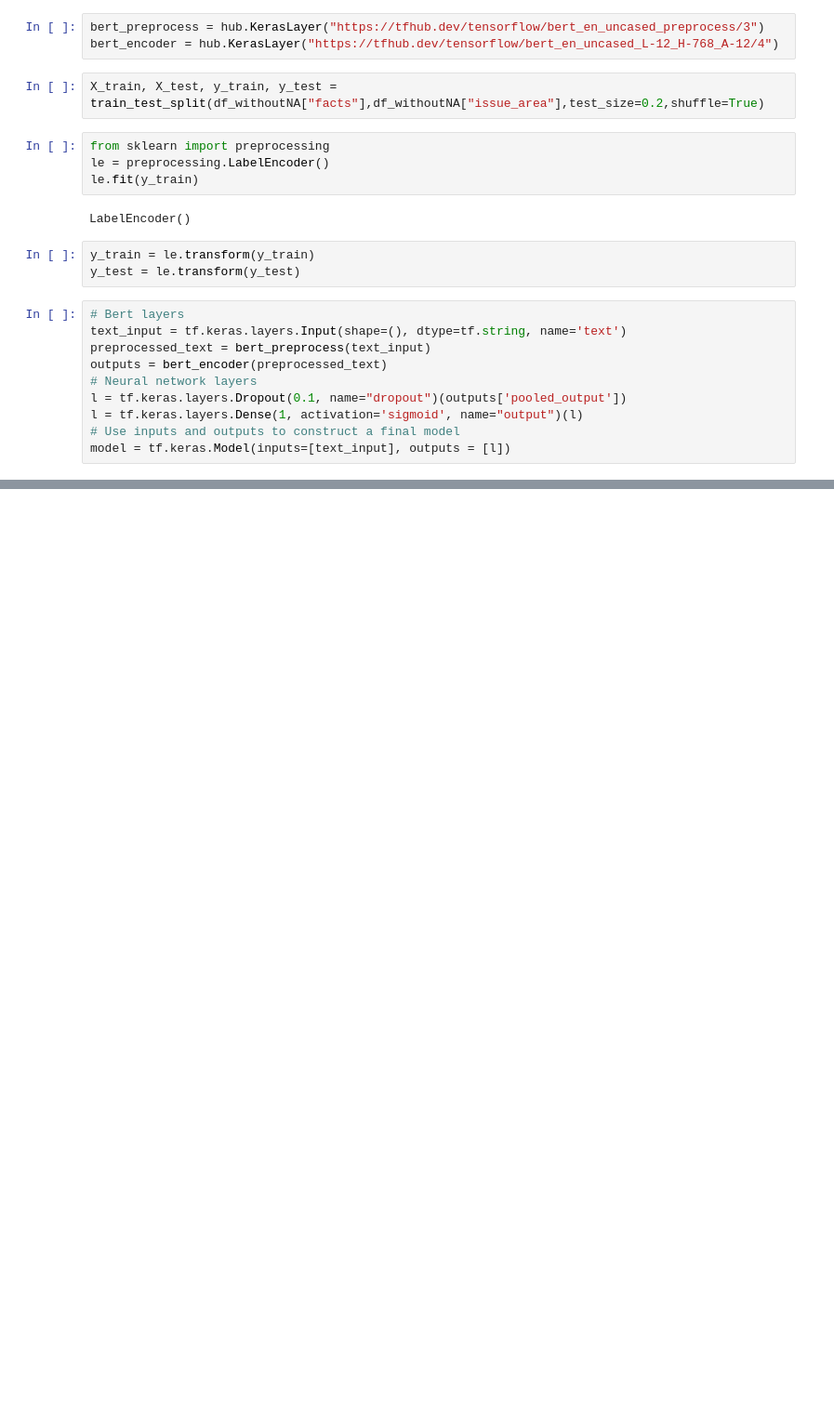
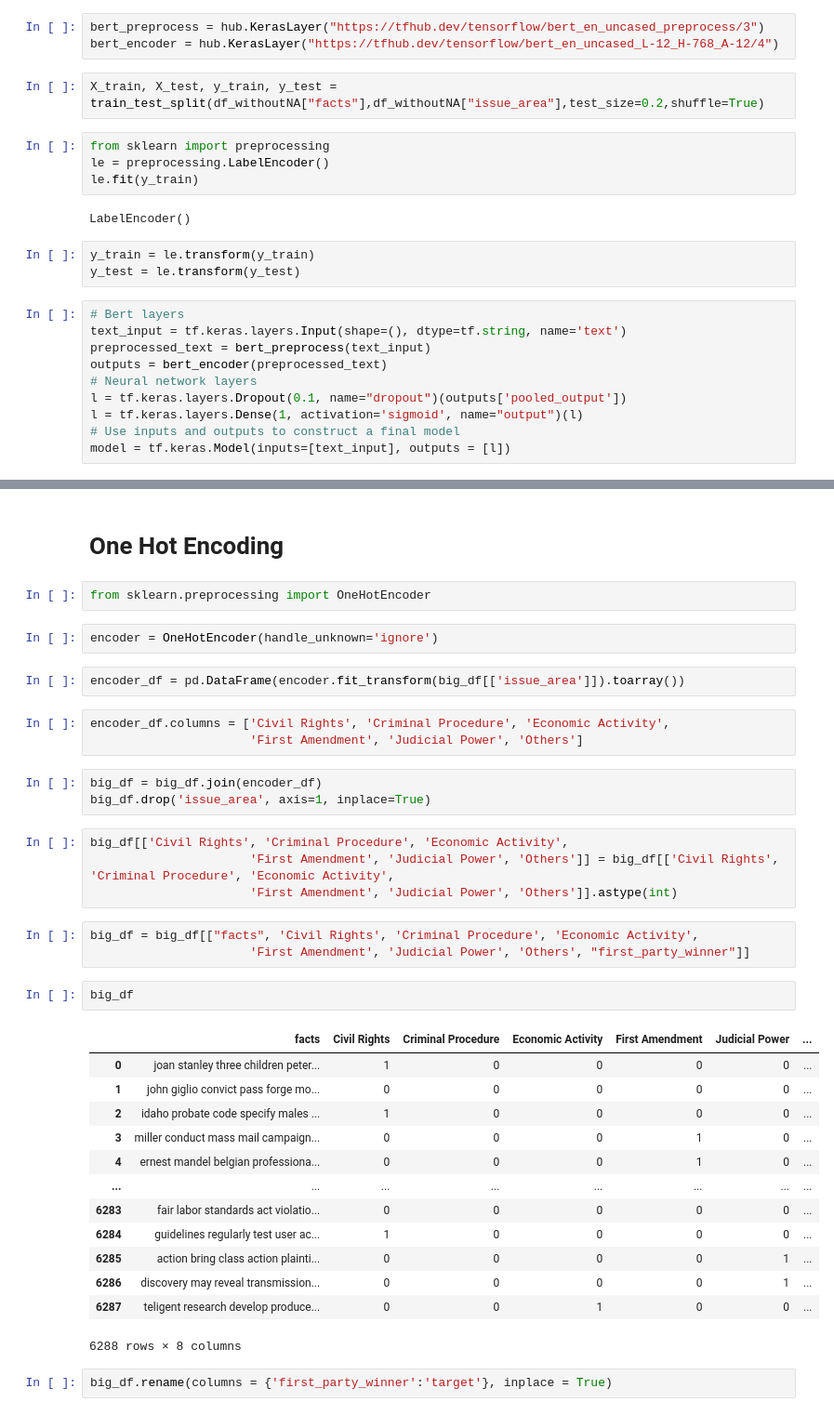
Before and after one commit to CarolinaOliveira001/SupremeCourtJudgementPrediction, a Jupyter notebook: secondTry.ipynb, the cells around one changed output, grey strips where cells are left out. Shown at 93% size. Saved outputs shown, nothing was run; the diff lists cells and outputs as text; blank space fills up the shorter version.

```diff
--- a/secondTry.ipynb
+++ b/secondTry.ipynb
@@ -763,0 +912,39 @@ Criminal Procedure       0.00      0.00      0.00       125
+# %% [markdown]
+# One Hot Encoding
+# %%
+from sklearn.preprocessing import OneHotEncoder
+# %%
+encoder = OneHotEncoder(handle_unknown='ignore')
+# %%
+encoder_df = pd.DataFrame(encoder.fit_transform(big_df[['issue_area']]).toarray())
+# %%
+encoder_df.columns = ['Civil Rights', 'Criminal Procedure', 'Economic Activity',
+                      'First Amendment', 'Judicial Power', 'Others']
+# %%
+big_df = big_df.join(encoder_df)
+big_df.drop('issue_area', axis=1, inplace=True)
+# %%
+big_df[['Civil Rights', 'Criminal Procedure', 'Economic Activity',
+                      'First Amendment', 'Judicial Power', 'Others']] = big_df[['Civil Rights', 'Criminal Procedure', 'Economic Activity',
+                      'First Amendment', 'Judicial Power', 'Others']].astype(int)
+# %%
+big_df = big_df[["facts", 'Civil Rights', 'Criminal Procedure', 'Economic Activity',
+                      'First Amendment', 'Judicial Power', 'Others', "first_party_winner"]]
+# %%
+big_df
+# %% [output]
+|  | facts | Civil Rights | Criminal Procedure | Economic Activity | First Amendment | Judicial Power | ... |
+| 0 | joan stanley three children peter... | 1 | 0 | 0 | 0 | 0 | ... |
+| 1 | john giglio convict pass forge mo... | 0 | 0 | 0 | 0 | 0 | ... |
+| 2 | idaho probate code specify males ... | 1 | 0 | 0 | 0 | 0 | ... |
+| 3 | miller conduct mass mail campaign... | 0 | 0 | 0 | 1 | 0 | ... |
+| 4 | ernest mandel belgian professiona... | 0 | 0 | 0 | 1 | 0 | ... |
+| ... | ... | ... | ... | ... | ... | ... | ... |
+| 6283 | fair labor standards act violatio... | 0 | 0 | 0 | 0 | 0 | ... |
+| 6284 | guidelines regularly test user ac... | 1 | 0 | 0 | 0 | 0 | ... |
+| 6285 | action bring class action plainti... | 0 | 0 | 0 | 0 | 1 | ... |
+| 6286 | discovery may reveal transmission... | 0 | 0 | 0 | 0 | 1 | ... |
+| 6287 | teligent research develop produce... | 0 | 0 | 1 | 0 | 0 | ... |
+6288 rows × 8 columns
+# %%
+big_df.rename(columns = {'first_party_winner':'target'}, inplace = True)
```
Also changed, not shown: parts of 142 cells of this notebook.
